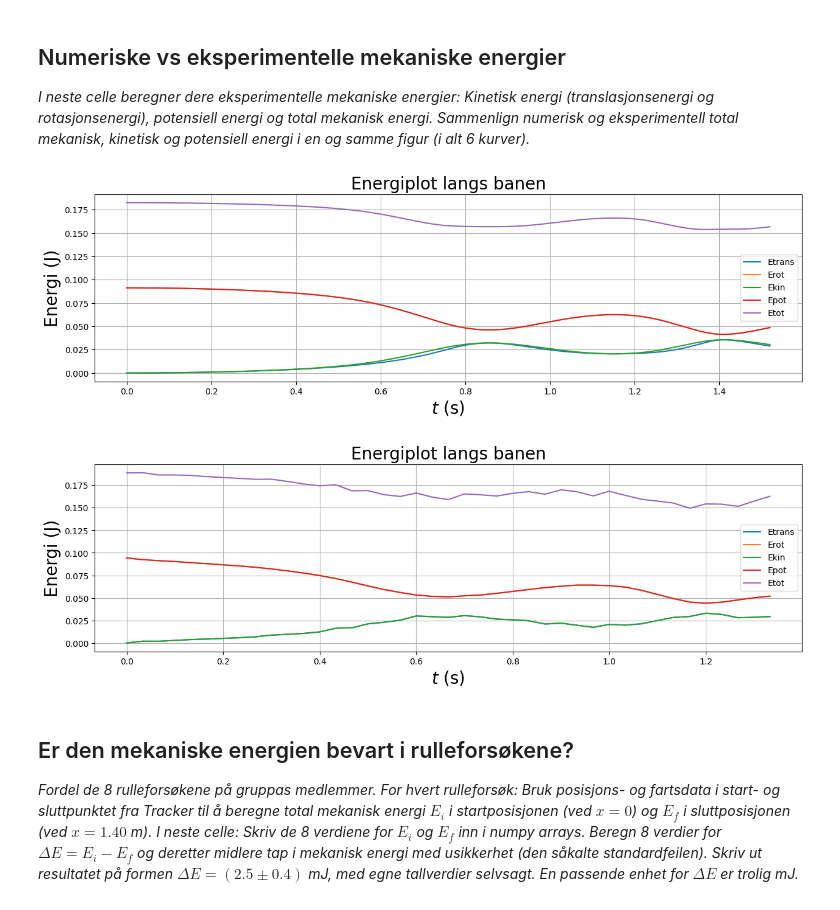
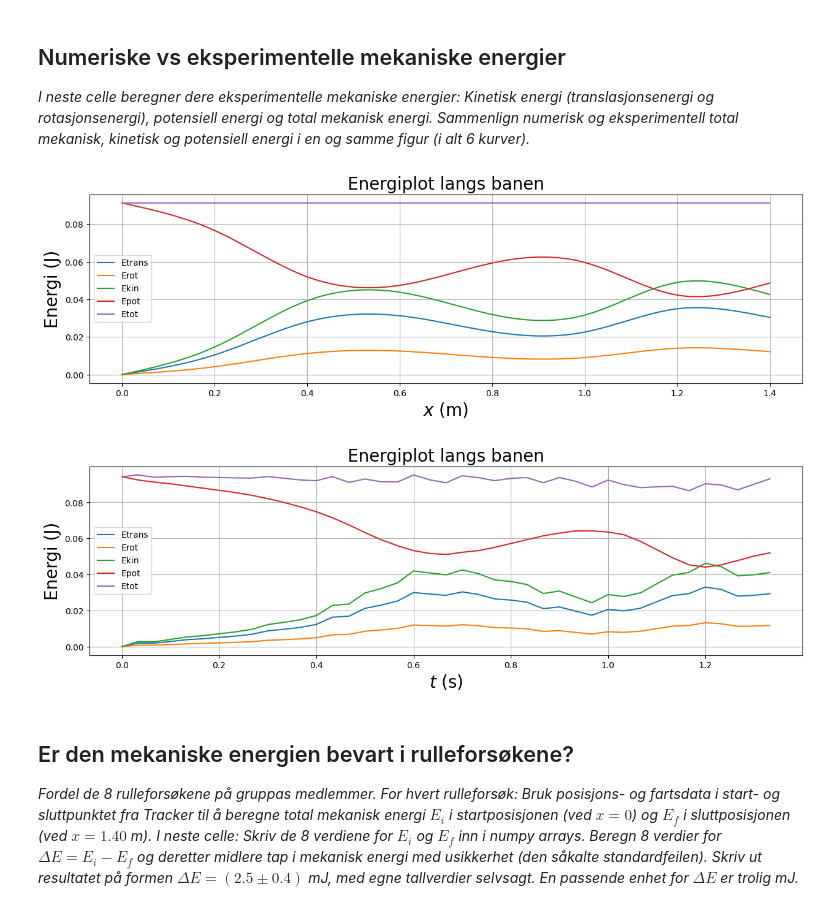
Before and after one commit to AndreasVJ/TFY4115, a Jupyter notebook: mal_V24/mal_V24.ipynb, the cells around one changed output. Cells and saved outputs as stored; diff of their text form; code cells hidden in the pictures.

```diff
--- a/mal_V24/mal_V24.ipynb
+++ b/mal_V24/mal_V24.ipynb
@@ -398,47 +398,55 @@ Etrans_exp = 1/2 * M * v**2
 Erot_exp = 1/5 * M * v**2
 
 #Ekin
-Ekin_exp = Etrans_exp + Erot_exp
+Ekin_exp = 7/10 * M * v**2
 
 #Epot
 Epot_exp = M*g*y_exp
 
 #Etot
-Etot_exp = Etrans_exp + Erot_exp + Ekin_exp + Epot_exp
+Etot_exp = Epot_exp+ Ekin_exp
 
 #Plotting av numerisk Etrans, Erot, Ekin, Epot og Etot
+#numeriske verdier
+Etrans = 0.5 * M * (vx)**2
+Erot = (1/5) * M * (vx)**2
+Ekin = (7/10) * M * (vx)**2
+Epot = M*g*y
+Etot = Ekin + Epot
+
 plt.figure(figsize=(15, 4))
-plt.plot(t, 0.5*M*(vxx)**2, label='Etrans')
-plt.plot(t, M*g*y, label='Erot')
-plt.plot(t, 0.5*M*(vx)**2, label='Ekin')
-plt.plot(t, M*g*y, label='Epot')
-plt.plot(t, 0.5*M*(vxx)**2 + M*g*y + 0.5*M*(vx)**2 + M*g*y, label='Etot')
+plt.plot(x, Etrans, label='Etrans')
+plt.plot(x, Erot, label='Erot')
+plt.plot(x, Ekin, label='Ekin')
+plt.plot(x, Epot, label='Epot')
+plt.plot(x, Etot, label='Etot')
 plt.title('Energiplot langs banen', fontsize=20)
-plt.xlabel('$t$ (s)', fontsize=20)
+plt.xlabel('$x$ (m)', fontsize=20)
 plt.ylabel('Energi (J)', fontsize=20)
 plt.grid()
 plt.legend()
+plt.show()
 
 #Plotting av eksperimentell Etrans_exp, Erot_exp, Ekin_exp, Epot_exp og Etot_exp
 plt.figure(figsize=(15, 4))
 plt.plot(t_exp, Etrans_exp, label='Etrans')
 plt.plot(t_exp, Erot_exp, label='Erot')
 plt.plot(t_exp, Ekin_exp, label='Ekin')
 plt.plot(t_exp, Epot_exp, label='Epot')
 plt.plot(t_exp, Etot_exp, label='Etot')
 plt.title('Energiplot langs banen', fontsize=20)
 plt.xlabel('$t$ (s)', fontsize=20)
 plt.ylabel('Energi (J)', fontsize=20)
 plt.grid()
 plt.legend()
 plt.show()
 
 
 
 #Figurer som sammenligner numerisk og eksperimentell kinetisk, potensiell og total mekanisk energi
 # %% [output]
-[figure, old version]
+[figure, new version]
-[figure, old version]
+[figure, new version]
 # %% [markdown]
 ## Er den mekaniske energien bevart i rulleforsøkene?
 *Fordel de 8 rulleforsøkene på gruppas medlemmer. For hvert rulleforsøk: Bruk posisjons- og fartsdata i start- og sluttpunktet fra Tracker til å beregne total mekanisk energi $E_i$ i startposisjonen (ved $x=0$) og $E_f$ i sluttposisjonen (ved $x=1.40$ m). I neste celle: Skriv de 8 verdiene for $E_i$ og $E_f$ inn i numpy arrays. Beregn 8 verdier for $\Delta E = E_i-E_f$ og deretter midlere tap i mekanisk energi med usikkerhet (den såkalte standardfeilen). Skriv ut resultatet på formen $\Delta E = (2.5 \pm 0.4)$ mJ, med egne tallverdier selvsagt. En passende enhet for $\Delta E$ er trolig mJ.*
```
Also changed, not shown: parts of 2 cells of this notebook, 8 other files.
